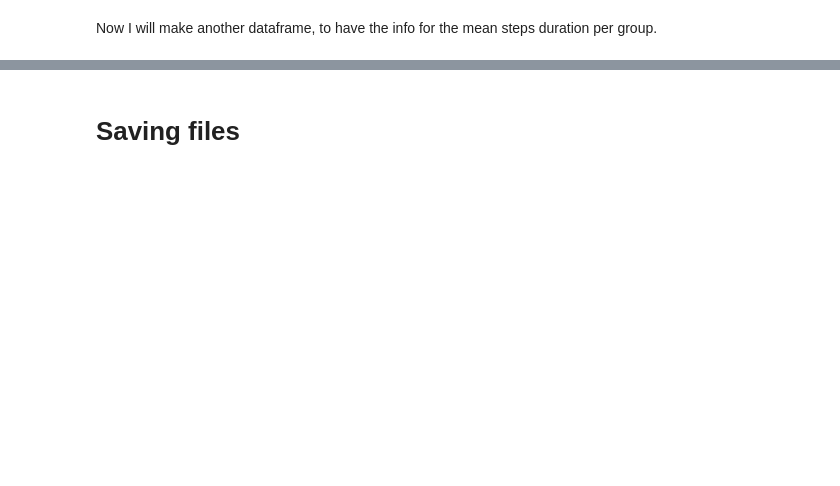
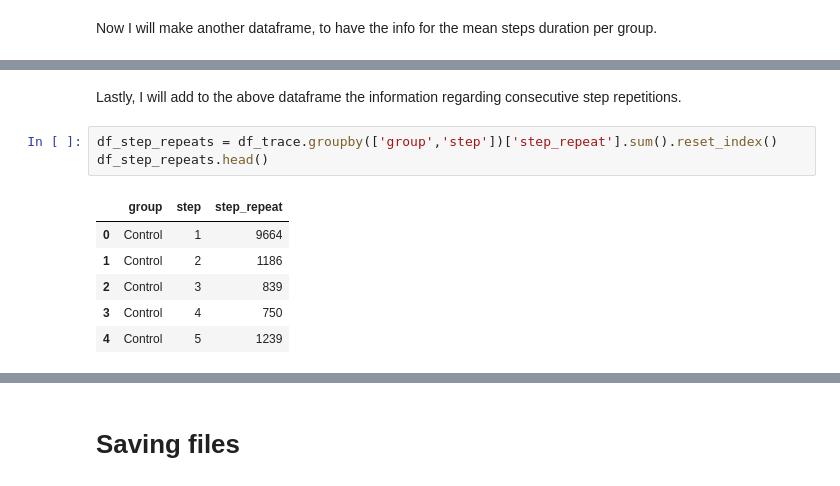
Before and after one commit to dimitsagk/AB_Testing_Analysis, a Jupyter notebook: notebooks/02_Evaluation_metrics_design.ipynb, the cells around one changed output, grey strips where cells are left out. Drawn from its saved outputs; the diff is of its cells as text; blank space fills up the shorter version.

```diff
--- a/notebooks/02_Evaluation_metrics_design.ipynb
+++ b/notebooks/02_Evaluation_metrics_design.ipynb
@@ -216,0 +221,12 @@ df_steps_results
+# %% [markdown]
+Lastly, I will add to the above dataframe the information regarding consecutive step repetitions.
+# %%
+df_step_repeats = df_trace.groupby(['group','step'])['step_repeat'].sum().reset_index()
+df_step_repeats.head()
+# %% [output]
+|  | group | step | step_repeat |
+| 0 | Control | 1 | 9664 |
+| 1 | Control | 2 | 1186 |
+| 2 | Control | 3 | 839 |
+| 3 | Control | 4 | 750 |
+| 4 | Control | 5 | 1239 |
```
Also changed, not shown: parts of 12 cells of this notebook.
